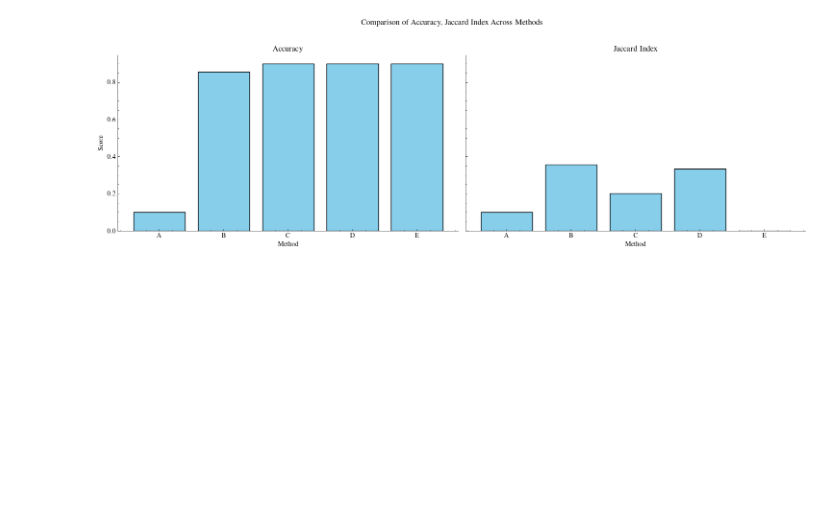
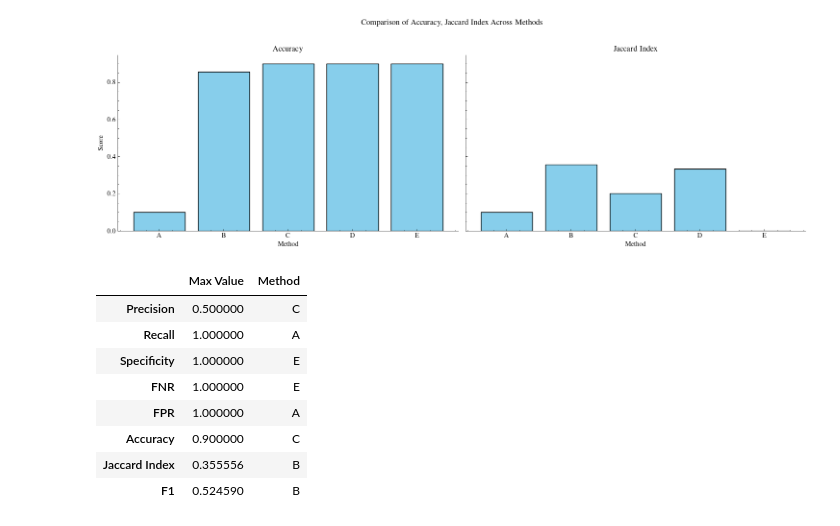
Before and after one commit to MarioPasc/complearn_projects, a Jupyter notebook: Classification/TaskA/code/taskA_classification.ipynb, the cells around one changed output. Saved outputs shown, nothing was run; the diff lists cells and outputs as text; code cells hidden in the pictures; blank space fills up the shorter version.

```diff
--- a/Classification/TaskA/code/taskA_classification.ipynb
+++ b/Classification/TaskA/code/taskA_classification.ipynb
@@ -796,3 +855,21 @@ plot_metric_bar_groups(metrics_df=performance)
 [figure]
 [figure]
 [figure]
+# %%
+# Find the maximum value per row and the corresponding method
+max_values = performance_per_row.max(axis=1)
+max_methods = performance_per_row.idxmax(axis=1)
+
+# Combine results into a single DataFrame for easy viewing
+max_results = pd.DataFrame({"Max Value": max_values, "Method": max_methods})
+max_results
+# %% [output]
+|  | Max Value | Method |
+| Precision | 0.500000 | C |
+| Recall | 1.000000 | A |
+| Specificity | 1.000000 | E |
+| FNR | 1.000000 | E |
+| FPR | 1.000000 | A |
+| Accuracy | 0.900000 | C |
+| Jaccard Index | 0.355556 | B |
+| F1 | 0.524590 | B |
```
Also changed, not shown: parts of 9 cells of this notebook, 10 other files.
